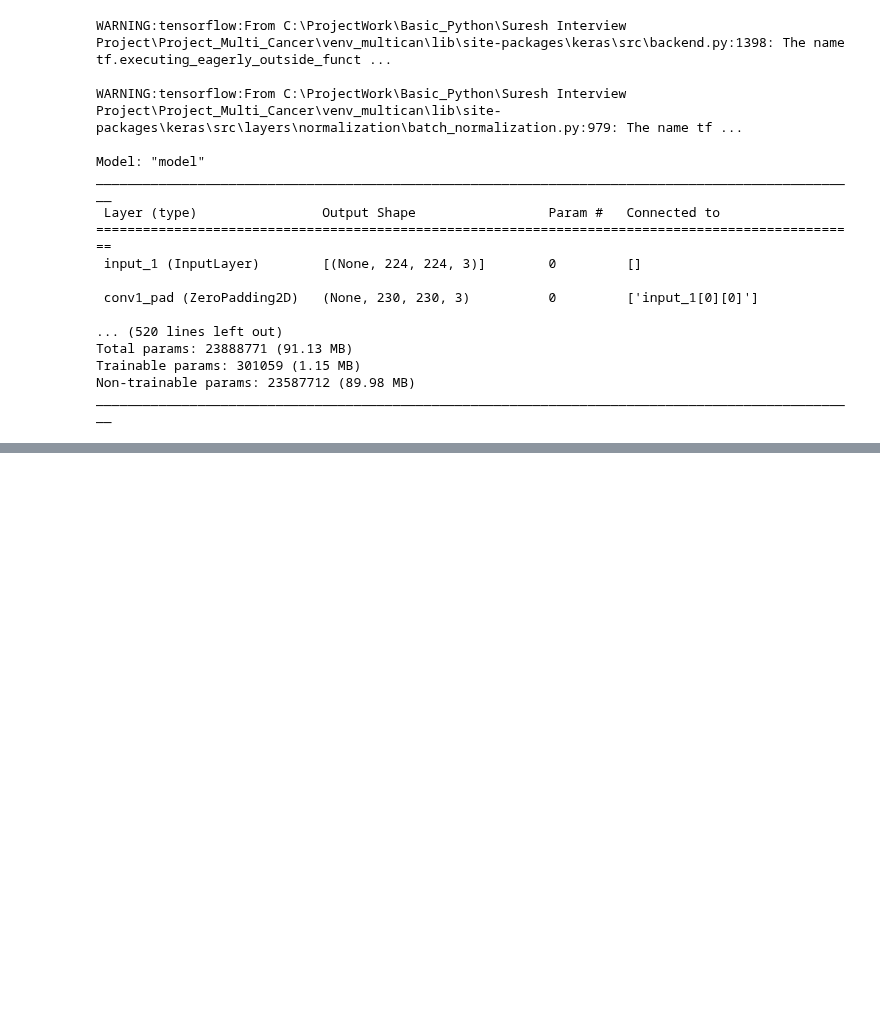
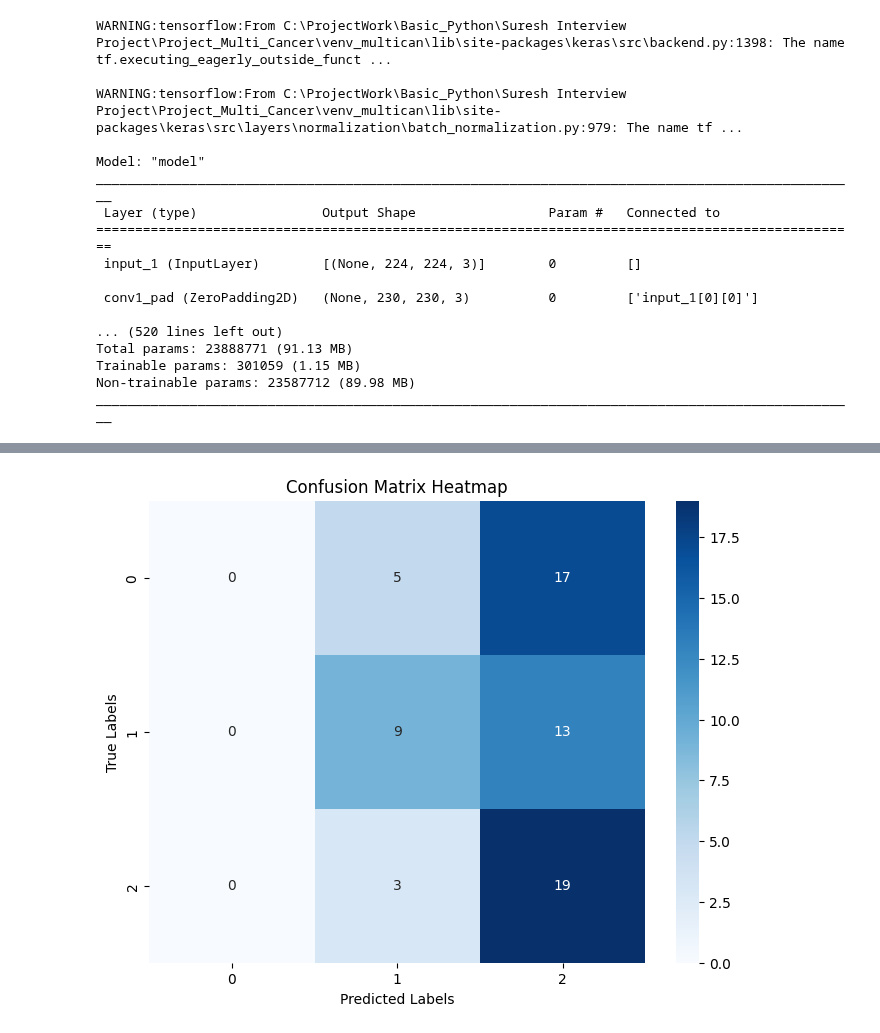
Before and after one commit to mungekarkiran/Basic_Python, a Jupyter notebook: Suresh Interview Project/Project_Multi_Cancer/Notebook/03_ResNet50_adam.ipynb, the cells around one changed output, grey strips where cells are left out. Saved outputs shown, nothing was run; the diff lists cells and outputs as text; code cells hidden in the pictures; blank space fills up the shorter version.

```diff
--- a/Suresh Interview Project/Project_Multi_Cancer/Notebook/03_ResNet50_adam.ipynb
+++ b/Suresh Interview Project/Project_Multi_Cancer/Notebook/03_ResNet50_adam.ipynb
@@ -27,8 +27,8 @@ train_data_path = os.path.join('..', 'Dataset', 'data', 'train') # '/content/dat
 valid_data_path = os.path.join('..', 'Dataset', 'data', 'test') # '/content/data/test'
 
 train_data_agumentation = ImageDataGenerator(rescale = 1./255,
-                                            #  shear_range = 0.2,
                                              zoom_range = 0.1
+                                             #  shear_range = 0.2,
                                             #  horizontal_flip = True,
                                             #  vertical_flip = True
                                              )
@@ -40,10 +40,10 @@ val_data_agumentation = ImageDataGenerator(rescale = 1./255)
 train_data = train_data_agumentation.flow_from_directory(directory = train_data_path,
                                                          target_size = (224,224),
                                                          class_mode = 'categorical',
-                                                         batch_size = 64)
+                                                         batch_size = 32)
 
 val_data = val_data_agumentation.flow_from_directory(directory = valid_data_path,
                                                      target_size = (224,224),
                                                      class_mode = 'categorical',
-                                                     batch_size = 64)
+                                                     batch_size = 32)
 # %% [output]
@@ -134,13 +134,17 @@ model.compile(optimizer = adam,
               metrics = ['accuracy'])
 # %%
 history = model.fit(train_data,
-                    batch_size = 64,
-                    epochs = 100,
+                    batch_size = 32,
+                    epochs = 5,
                     validation_data = val_data,
                     callbacks = callbacks_list)
 
 # steps_per_epoch=len(training_set),
 # validation_steps=len(test_set),
 
-model.save('ResNet50_adam_model_last_epoch.h5')
+# model.save('ResNet50_adam_model_last_epoch.h5')
+# Save the trained model
+save_model_path = os.path.join(checkpoint_dir, 'ResNet50_adam_model_last_epoch.h5')
+model.save(save_model_path)
+print(f"Model saved as {save_model_path}.")
 # %% [output]
@@ -185,0 +210,83 @@ print('Test accuracy:', score[1])
+# %%
+# Create Classification Report
+
+def evaluate_model(y_true, y_pred, class_names=None):
+    """
+    This function evaluates the performance of a model and prints the confusion matrix,
+    accuracy score, classification report, and Cohen's kappa score. It also plots a heatmap of the confusion matrix.
+
+    Args:
+        y_true (array-like): Ground truth (true labels)
+        y_pred (array-like): Predicted labels from the model
+        class_names (list): List of class names for better readability in the confusion matrix
+
+    Returns:
+        None: Displays the evaluation metrics and heatmap.
+    """
+
+    # Calculate confusion matrix
+    cm = confusion_matrix(y_true, y_pred)
+
+    # Calculate accuracy score
+    accuracy = accuracy_score(y_true, y_pred)
+
+    # Get classification report
+    class_report = classification_report(y_true, y_pred, target_names=class_names)
+
+    # Calculate Cohen's kappa score
+    kappa_score = cohen_kappa_score(y_true, y_pred)
+
+    # Print evaluation metrics
+    print("Confusion Matrix:\n", cm)
+    print(f"\nAccuracy Score: {accuracy * 100:.2f}%")
+    print("\nClassification Report:\n", class_report)
+    print(f"Cohen's Kappa Score: {kappa_score:.4f}")
+
+    # Plot heatmap for confusion matrix
+    plt.figure(figsize=(8, 6))
+    sns.heatmap(cm, annot=True, fmt='d', cmap='Blues', xticklabels=class_names, yticklabels=class_names)
+    plt.title('Confusion Matrix Heatmap')
+    plt.xlabel('Predicted Labels')
+    plt.ylabel('True Labels')
+    plt.show()
+
+
+def create_classification_report(model_path, test_data_dir):
+    # Step 1: Set up directories and parameters
+    # test_data_dir = 'data/train/'  # Path to the directory containing test images in folders 0, 1, 2
+
+    # Step 2: Load the trained model
+    model = load_model(model_path)  # Assuming you've saved the model as .h5
+
+    # Step 3: ImageDataGenerator for loading test images (no augmentation needed for testing)
+    test_datagen = ImageDataGenerator(rescale=1./255)  # Rescale pixel values to [0, 1]
+
+    # Step 4: Load test data using flow_from_directory
+    test_generator = test_datagen.flow_from_directory(
+        test_data_dir,
+        target_size = (224, 224),  # Same size as the input size for your model
+        batch_size = 32,  # Adjust according to your hardware
+        class_mode = 'categorical',  # For multi-class classification
+        shuffle = False  # Don't shuffle, we need to keep track of the order for y_true
+    )
+
+    # Step 5: Get true labels from the generator
+    y_true = test_generator.classes  # These are the true class labels
+
+    # Step 6: Predict using the model
+    y_pred_prob = model.predict(test_generator)  # Predict probabilities for each class
+    y_pred = np.argmax(y_pred_prob, axis=1)  # Get the index of the max probability (class label)
+
+    # Step 7: Map predicted and true labels to class names
+    class_labels = list(test_generator.class_indices.keys())
+
+    # You can use the evaluation function from earlier for further analysis
+    evaluate_model(y_true, y_pred, class_names=class_labels)
+
+# Call the function
+
+model_path = os.path.join(checkpoint_dir, 'ResNet50_adam_model_last_epoch.h5')
+test_data_dir = os.path.join('..', 'Dataset', 'data', 'val1')
+
+create_classification_report(model_path, test_data_dir)
+# %% [output]
@@ -185,0 +310 @@ print('Test accuracy:', score[1])
+[figure, added]
```
Also changed, not shown: parts of 9 cells of this notebook, 7 other files.
